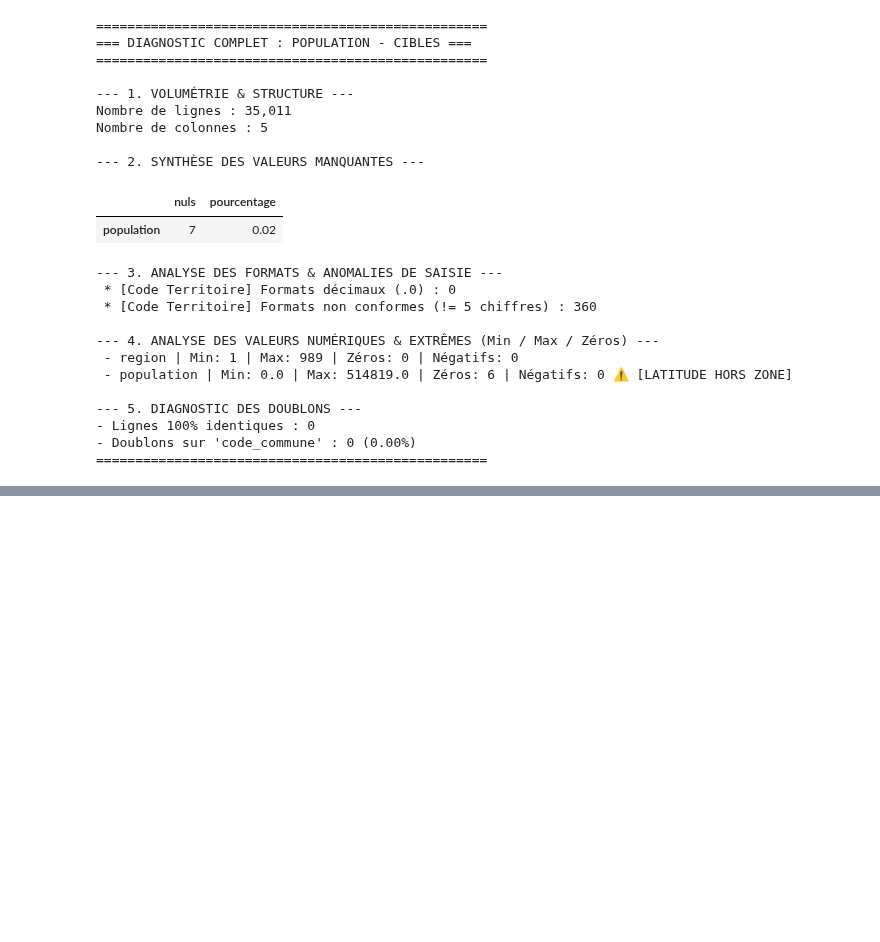
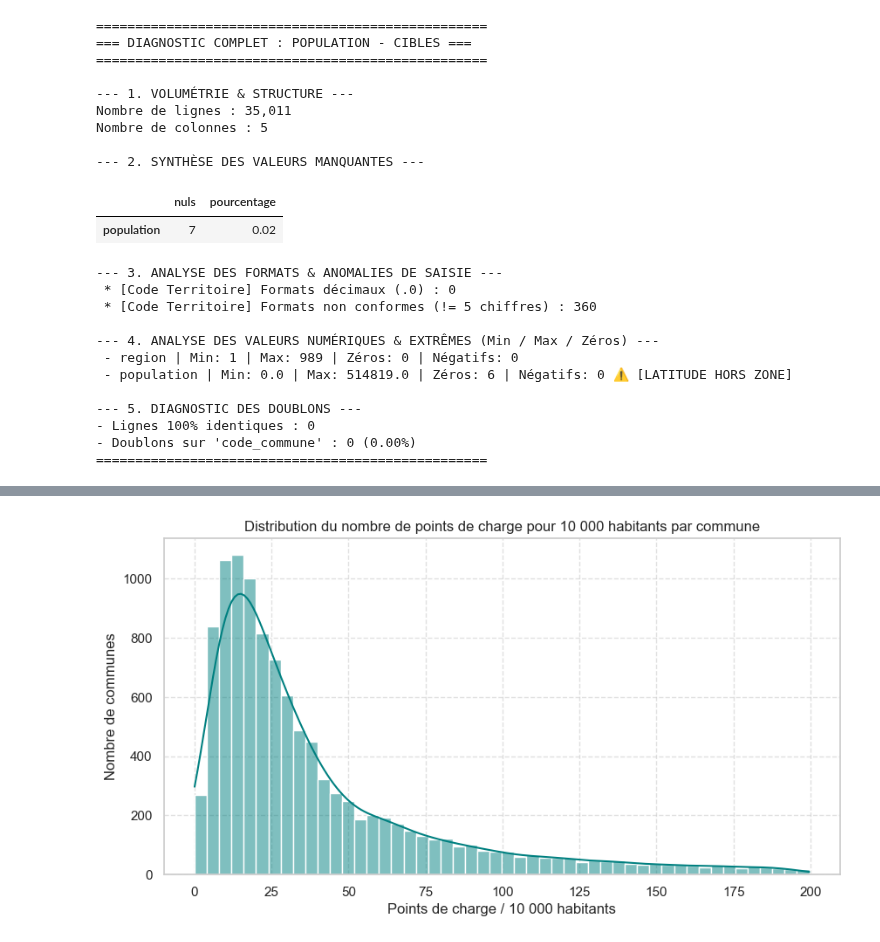
Before and after one commit to CharmelleG/irve-bornes-recharge-ml_Charmelle, a Jupyter notebook: src/01_eda_cleaning.ipynb, the cells around one changed output, grey strips where cells are left out. Drawn from its saved outputs; the diff is of its cells as text; code cells hidden in the pictures; blank space fills up the shorter version.

```diff
--- a/src/01_eda_cleaning.ipynb
+++ b/src/01_eda_cleaning.ipynb
@@ -865,0 +856,90 @@ display(df_merged.head())
+# %%
+# Calcul des ratios d'équipement et identification des déserts de recharge
+# 1. Chargement du dataset
+df_enriched = pd.read_csv(
+    "../data/processed/dataset_irve_pop.csv", low_memory=False
+)
+
+print(
+    f"Dataset chargé avec succès : {df_enriched.shape[0]} lignes et {df_enriched.shape[1]} colonnes."
+)
+
+# 2. Agrégation au niveau de la commune
+# On calcule le nombre de stations uniques et le nombre total de points de charge par commune
+df_communes_agg = (
+    df_enriched.groupby(
+        [
+            "code_insee_commune",
+            "consolidated_commune",
+            "code_departement",
+            "population",
+        ]
+    )
+    .agg(
+        nb_stations=("id_station_itinerance", "nunique"),
+        nb_pdc=("id_pdc_itinerance", "count"),
+        puissance_moyenne=("puissance_nominale", "mean"),
+    )
+    .reset_index()
+)
+
+# 3. Calcul du ratio d'équipement pour 10 000 habitants
+# Éviter la division par zéro si population nulle ou NaN
+df_communes_agg["population"] = df_communes_agg["population"].fillna(0)
+df_communes_agg["pdc_pour_10k_hab"] = np.where(
+    df_communes_agg["population"] > 0,
+    (df_communes_agg["nb_pdc"] / df_communes_agg["population"]) * 10000,
+    np.nan,
+)
+
+# 4. Identification des communes de plus de 5 000 habitants sans AUCUNE borne (Déserts de recharge potentiels)
+desert_recharge = df_communes_agg[
+    (df_communes_agg["population"] > 5000) & (df_communes_agg["nb_pdc"] == 0
+)
+]
+
+print(f"\n--- RÉSULTATS ANALYSE AXE 1 ---")
+print(
+    f"Nombre total de communes couvertes dans le dataset : {len(df_communes_agg)}"
+)
+print(
+    f"Communes de plus de 5 000 habitants sans infrastructure de recharge : {len(desert_recharge)}"
+)
+
+# Top 5 des communes les mieux dotées en PdC pour 10 000 habitants (pour des communes > 10 000 hab pour éviter les biais de très petites communes)
+top_dotees = df_communes_agg[df_communes_agg["population"] > 10000].sort_values(
+    by="pdc_pour_10k_hab", ascending=False
+)
+print(
+    "\nTop 5 des communes (> 10k hab) les mieux équipées (PdC / 10 000 hab) :"
+)
+print(
+    top_dotees[[
+        "consolidated_commune",
+        "population",
+        "nb_pdc",
+        "pdc_pour_10k_hab",
+    ]].head(5)
+)
+
+# 5. Visualisation rapide : Distribution du ratio d'équipement
+plt.figure(figsize=(10, 5))
+sns.histplot(
+    df_communes_agg[
+        (df_communes_agg["pdc_pour_10k_hab"] > 0)
+        & (df_communes_agg["pdc_pour_10k_hab"] < 200)
+    ],
+    x="pdc_pour_10k_hab",
+    bins=50,
+    kde=True,
+    color="teal",
+)
+plt.title(
+    "Distribution du nombre de points de charge pour 10 000 habitants par"
+    " commune"
+)
+plt.xlabel("Points de charge / 10 000 habitants")
+plt.ylabel("Nombre de communes")
+plt.grid(True, linestyle="--", alpha=0.6)
+plt.show()
+# %% [output]
@@ -865,0 +959 @@ display(df_merged.head())
+[figure, added]
```
Also changed, not shown: parts of 10 cells of this notebook, 7 other files.
